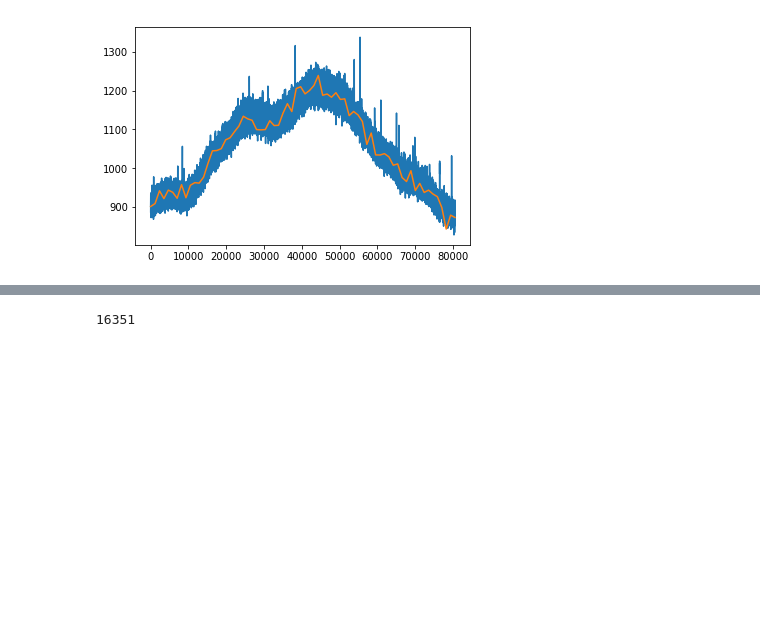
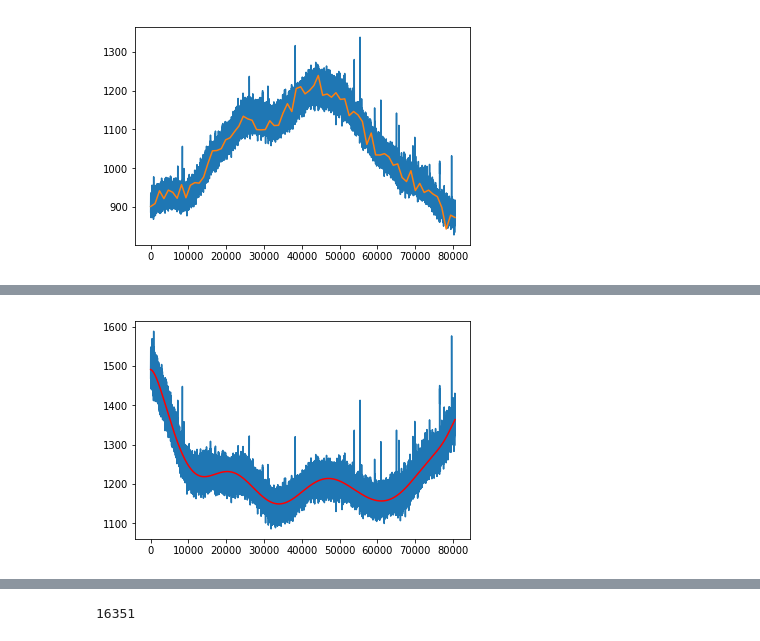
Before and after one commit to KazAndr/SWTraject, a Jupyter notebook: watch_one_file.ipynb, the cells around one changed output, grey strips where cells are left out. Cells and saved outputs as stored; diff of their text form; code cells hidden in the pictures; blank space fills up the shorter version.

```diff
--- a/watch_one_file.ipynb
+++ b/watch_one_file.ipynb
@@ -145,8 +145,6 @@ plt.show()
 [figure]
 # %%
 res_filter = signal.medfilt(obser, kernel_size=29)
-res_filter = signal.medfilt(res_filter, kernel_size=5)
-res_filter = signal.medfilt(res_filter, kernel_size=5)
 plt.plot(res_filter)
 plt.show()
 # %% [output]
@@ -192,0 +215,7 @@ len(lin)
+# %%
+plt.close()
+plt.plot(cor_d)
+plt.plot(flatter(cor_d, 15), color='r')
+plt.show()
+# %% [output]
+[figure, added]
```
Also changed, not shown: parts of 12 cells of this notebook.
